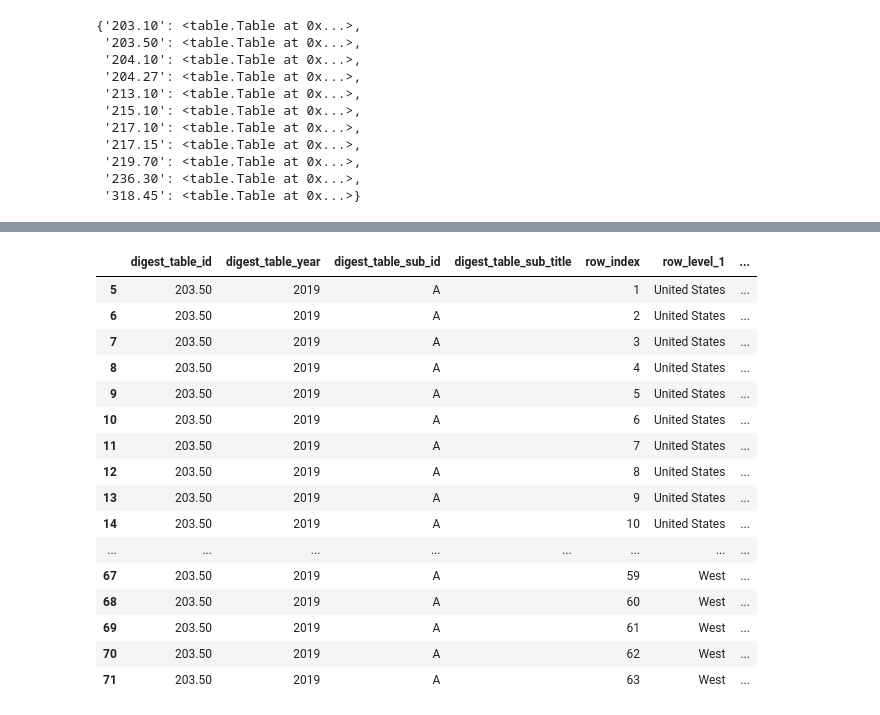
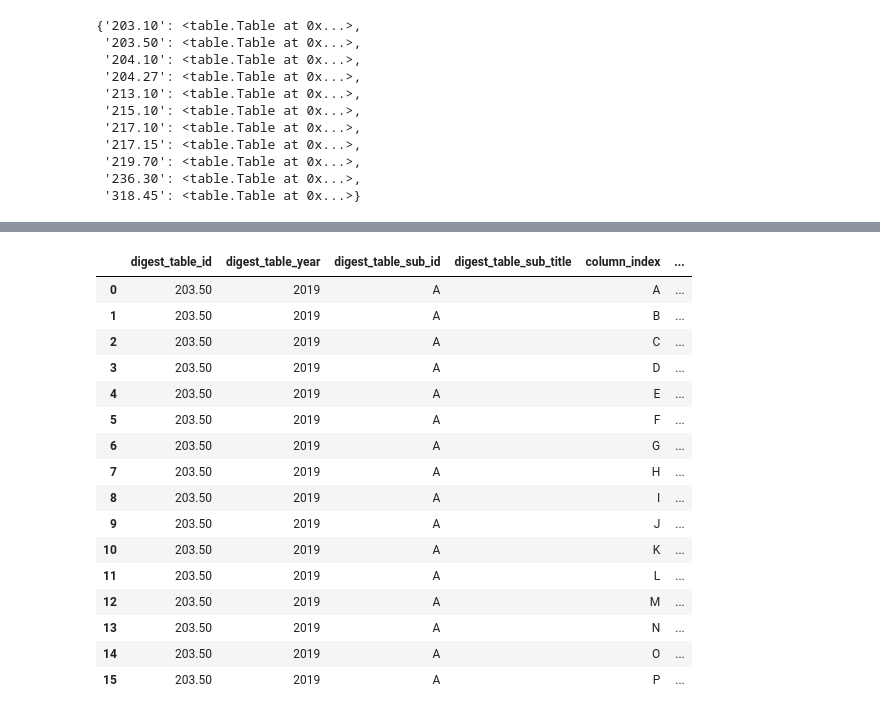
Before and after one commit to toltman/table_scraping, a Jupyter notebook: Table Scraping 8-Copy2.ipynb, the cells around one changed output, grey strips where cells are left out. Saved outputs shown, nothing was run; the diff lists cells and outputs as text; code cells hidden in the pictures.

```diff
--- a/Table Scraping 8-Copy2.ipynb
+++ b/Table Scraping 8-Copy2.ipynb
@@ -32,22 +52,20 @@ tables
 # %%
-tab = tables['203.50']
+tables['203.50'].col_info
+# %% [output]
+|  | digest_table_id | digest_table_year | digest_table_sub_id | digest_table_sub_title | column_index | ... |
+| 0 | 203.50 | 2019 | A |  | A | ... |
+| 1 | 203.50 | 2019 | A |  | B | ... |
+| 2 | 203.50 | 2019 | A |  | C | ... |
+| 3 | 203.50 | 2019 | A |  | D | ... |
+| 4 | 203.50 | 2019 | A |  | E | ... |
+| 5 | 203.50 | 2019 | A |  | F | ... |
+| 6 | 203.50 | 2019 | A |  | G | ... |
+| 7 | 203.50 | 2019 | A |  | H | ... |
+| 8 | 203.50 | 2019 | A |  | I | ... |
+| 9 | 203.50 | 2019 | A |  | J | ... |
+| 10 | 203.50 | 2019 | A |  | K | ... |
+| 11 | 203.50 | 2019 | A |  | L | ... |
+| 12 | 203.50 | 2019 | A |  | M | ... |
+| 13 | 203.50 | 2019 | A |  | N | ... |
+| 14 | 203.50 | 2019 | A |  | O | ... |
+| 15 | 203.50 | 2019 | A |  | P | ... |
-# %%
-tab.row_info
-# %% [output]
-|  | digest_table_id | digest_table_year | digest_table_sub_id | digest_table_sub_title | row_index | row_level_1 | ... |
-| 5 | 203.50 | 2019 | A |  | 1 | United States | ... |
-| 6 | 203.50 | 2019 | A |  | 2 | United States | ... |
-| 7 | 203.50 | 2019 | A |  | 3 | United States | ... |
-| 8 | 203.50 | 2019 | A |  | 4 | United States | ... |
-| 9 | 203.50 | 2019 | A |  | 5 | United States | ... |
-| 10 | 203.50 | 2019 | A |  | 6 | United States | ... |
-| 11 | 203.50 | 2019 | A |  | 7 | United States | ... |
-| 12 | 203.50 | 2019 | A |  | 8 | United States | ... |
-| 13 | 203.50 | 2019 | A |  | 9 | United States | ... |
-| 14 | 203.50 | 2019 | A |  | 10 | United States | ... |
-| ... | ... | ... | ... | ... | ... | ... | ... |
-| 67 | 203.50 | 2019 | A |  | 59 | West | ... |
-| 68 | 203.50 | 2019 | A |  | 60 | West | ... |
-| 69 | 203.50 | 2019 | A |  | 61 | West | ... |
-| 70 | 203.50 | 2019 | A |  | 62 | West | ... |
-| 71 | 203.50 | 2019 | A |  | 63 | West | ... |
```
Also changed, not shown: parts of 25 cells of this notebook, 1 other file.
